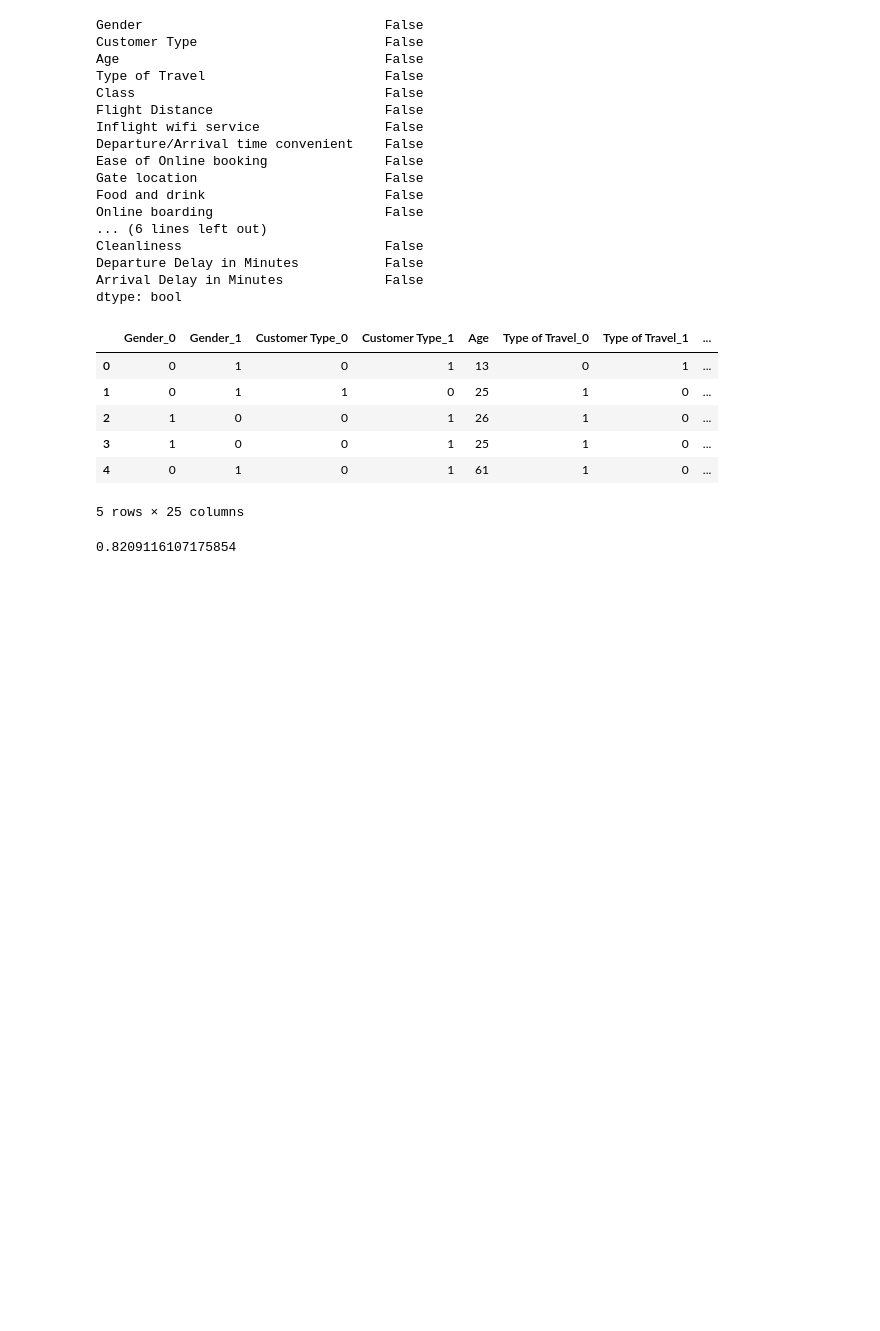
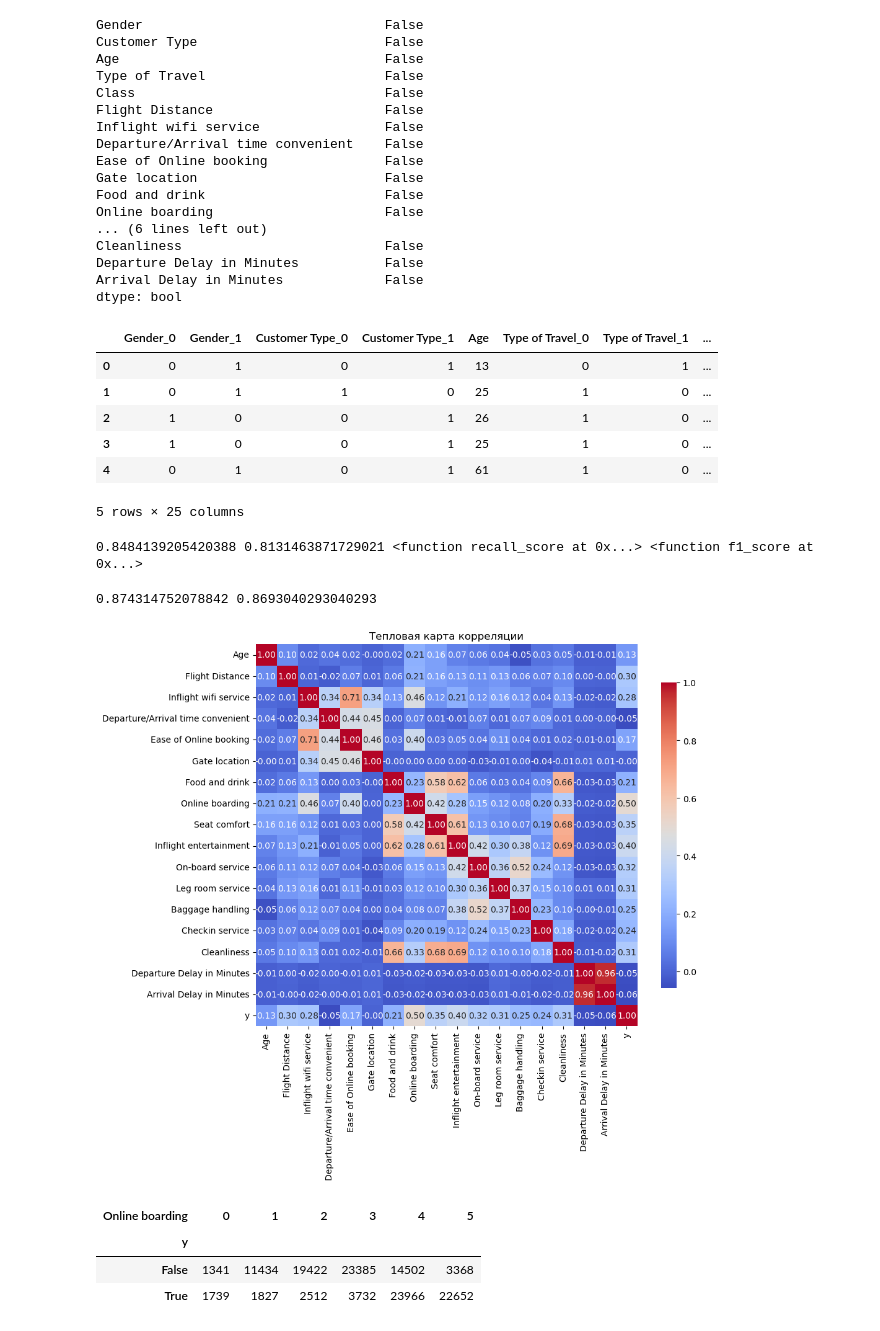
Before and after one commit to Mover-R/Predicting-flight-satisfaction, a Jupyter notebook: OwnLogModel.ipynb, the cells around one changed output. Drawn from its saved outputs; the diff is of its cells as text; code cells hidden in the pictures; blank space fills up the shorter version.

```diff
--- a/OwnLogModel.ipynb
+++ b/OwnLogModel.ipynb
@@ -109,10 +111,11 @@ Departure Delay in Minutes           False
 Arrival Delay in Minutes             False
 dtype: bool
 # %%
+#замена нескольких категориальных параметров
 encoder = BinaryEncoder(cols = ['Gender', 'Customer Type', 'Type of Travel', 'Class'])
-data = encoder.fit_transform(data)
+data_enc = encoder.fit_transform(data)
 
-data.head()
+data_enc.head()
 # %% [output]
 |  | Gender_0 | Gender_1 | Customer Type_0 | Customer Type_1 | Age | Type of Travel_0 | Type of Travel_1 | ... |
 | 0 | 0 | 1 | 0 | 1 | 13 | 0 | 1 | ... |
@@ -131,7 +134,10 @@ x_train, x_test, y_train, y_test = train_test_split(X, Y, test_size = 0.2)
 model = LogisticRegression()
 model.fit(x_train, y_train)
 score = model.score(x_test, y_test)
-
-print(score)
+Predict = model.predict(x_test)
+pres_score = precision_score(y_test, Predict)
+#recall_score = recall_score(y_test, Predict)
+#f1_score = f1_score(y_test, Predict)
+print(score, pres_score, recall_score, f1_score)
 # %% [output]
-0.8209116107175854
+0.8484139205420388 0.8131463871729021 <function recall_score at 0x...> <function f1_score at 0x...>
@@ -137,0 +154,11 @@ print(score)
+# %%
+model = LogisticRegression()
+model.fit(x_train, y_train)
+score = model.score(x_test, y_test)
+Predict = model.predict(x_test)
+pres_score = precision_score(y_test, Predict)
+#recall_score = recall_score(y_test, Predict)
+#f1_score = f1_score(y_test, Predict)
+print(score, pres_score)
+# %% [output]
+0.874314752078842 0.8693040293040293
@@ -137,0 +167,20 @@ print(score)
+# %%
+#Матрица кореляции чтобы увидеть зависимость факторов друг от друга и какие факторы больше всего влияют на конечное значение
+for_corr = data
+for_corr['y'] = Y
+corr = for_corr.corr()
+plt.figure(figsize=(10, 8))
+sns.heatmap(corr, annot=True, fmt=".2f", cmap='coolwarm', square=True, cbar_kws={"shrink": .8})
+plt.title('Тепловая карта корреляции')
+plt.show()
+# %% [output]
+[figure, added]
+# %%
+#Как можно заметить сильно на итоговое значение влияет параметр
+#Online bourding проверим насколько разные значения реально влияют на результат
+for_corr.groupby(['Online boarding', 'y'], as_index = False).agg({'Gender':'count'}).pivot('y', 'Online boarding', 'Gender')
+# %% [output]
+| Online boarding | 0 | 1 | 2 | 3 | 4 | 5 |
+| y |  |  |  |  |  |  |
+| False | 1341 | 11434 | 19422 | 23385 | 14502 | 3368 |
+| True | 1739 | 1827 | 2512 | 3732 | 23966 | 22652 |
```
Also changed, not shown: parts of 13 cells of this notebook.
